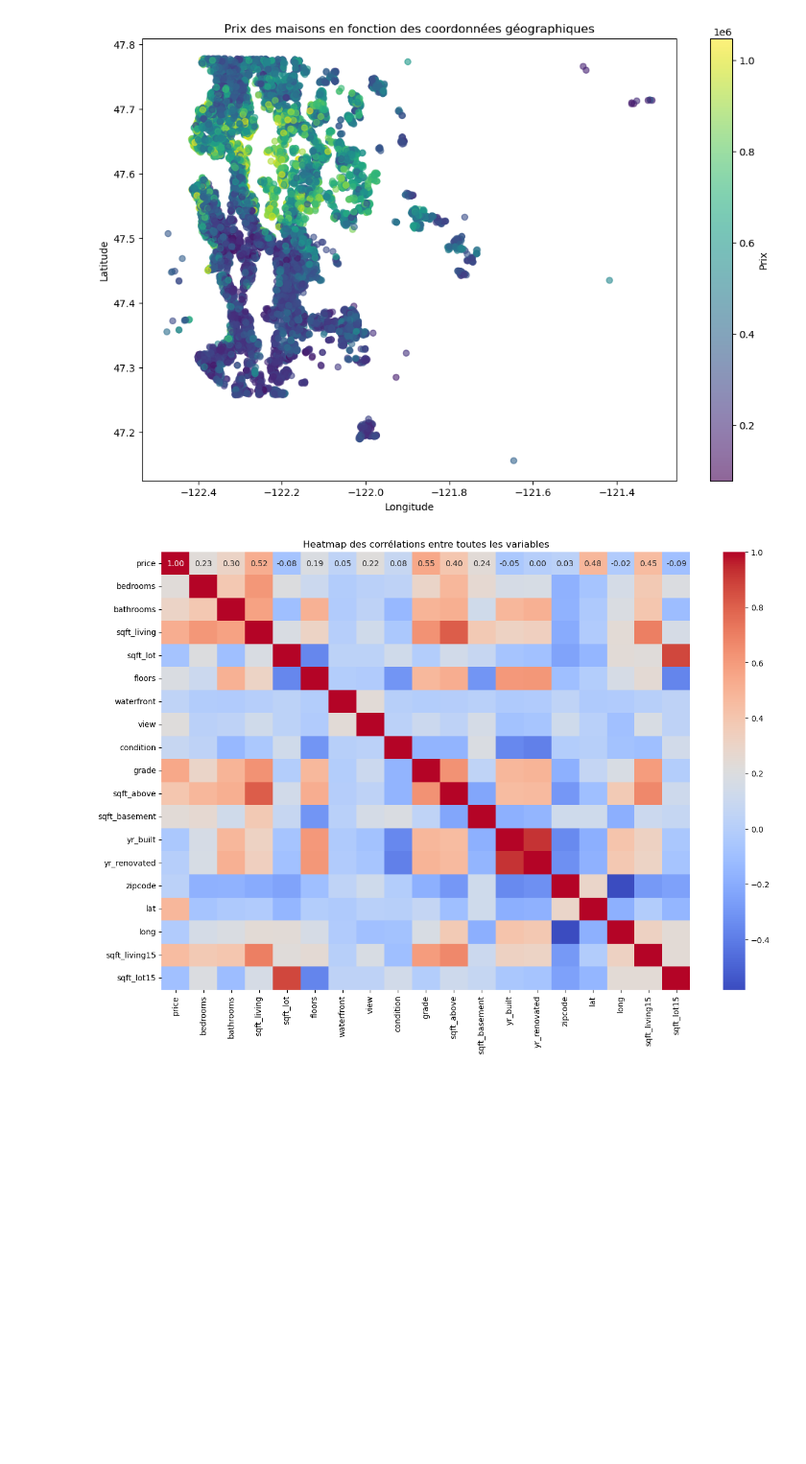
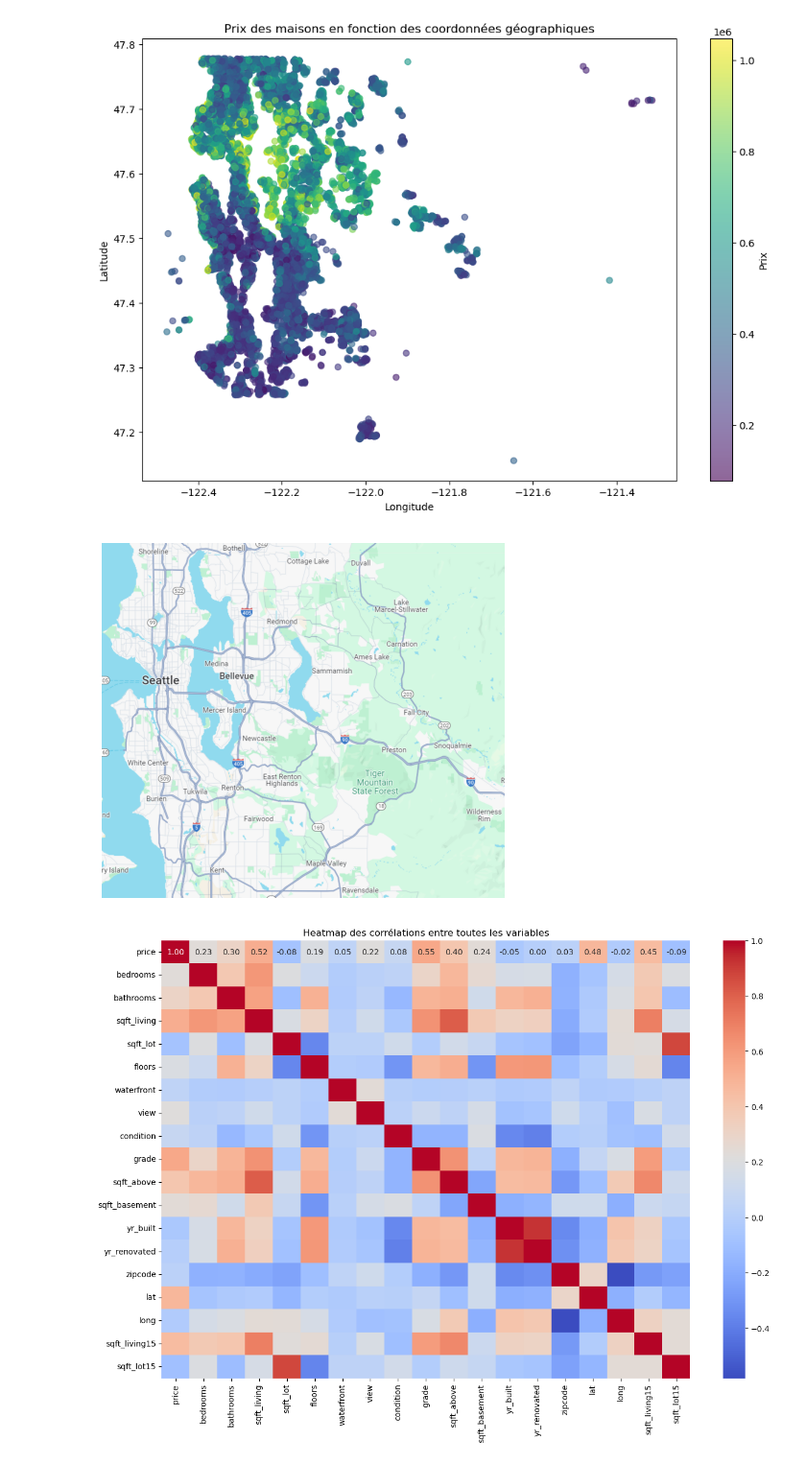
Before and after one commit to MGentieu/Projet_python_data, a Jupyter notebook: Notebook_projet_final.ipynb, the cells around one changed output. Shown at 96% size. Cells and saved outputs as stored; diff of their text form; code cells hidden in the pictures; blank space fills up the shorter version.

```diff
--- a/Notebook_projet_final.ipynb
+++ b/Notebook_projet_final.ipynb
@@ -311,6 +293,19 @@ plt.ylabel("Latitude")
 plt.show()
 # %% [output]
 [figure]
+# %%
+import matplotlib.image as mpimg
+
+# Charger l'image PNG
+image_path = "Carte_Seattle.png"
+image = mpimg.imread(image_path)
+
+# Afficher l'image dans une figure
+plt.imshow(image)
+plt.axis('off')  # Supprime les axes pour ne montrer que l'image
+plt.show()
+# %% [output]
+[figure, added]
 # %%
 correlation_matrix = df.corr()
 
```
Also changed, not shown: parts of 2 cells of this notebook.
